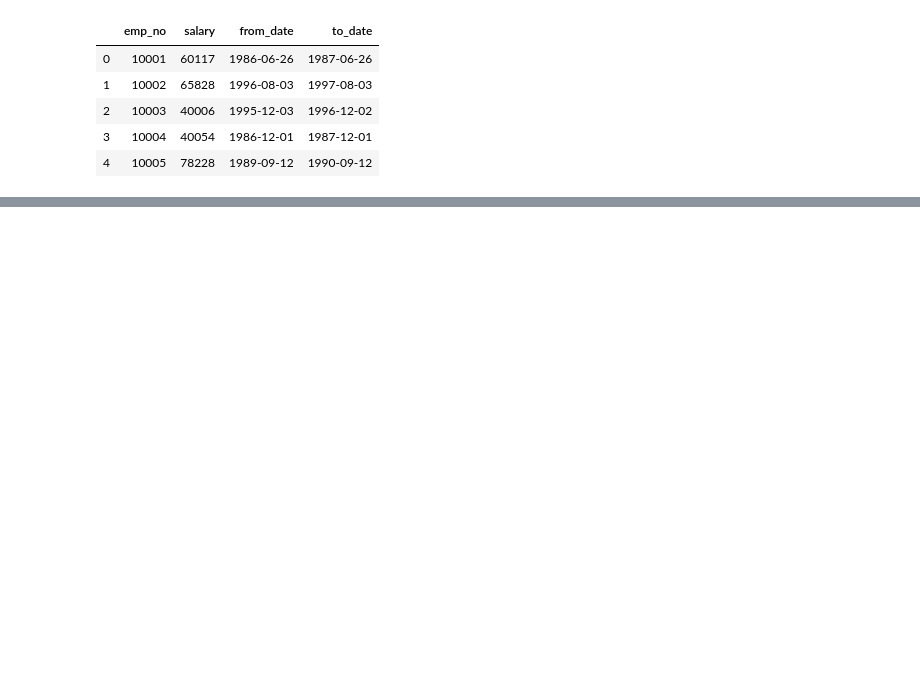
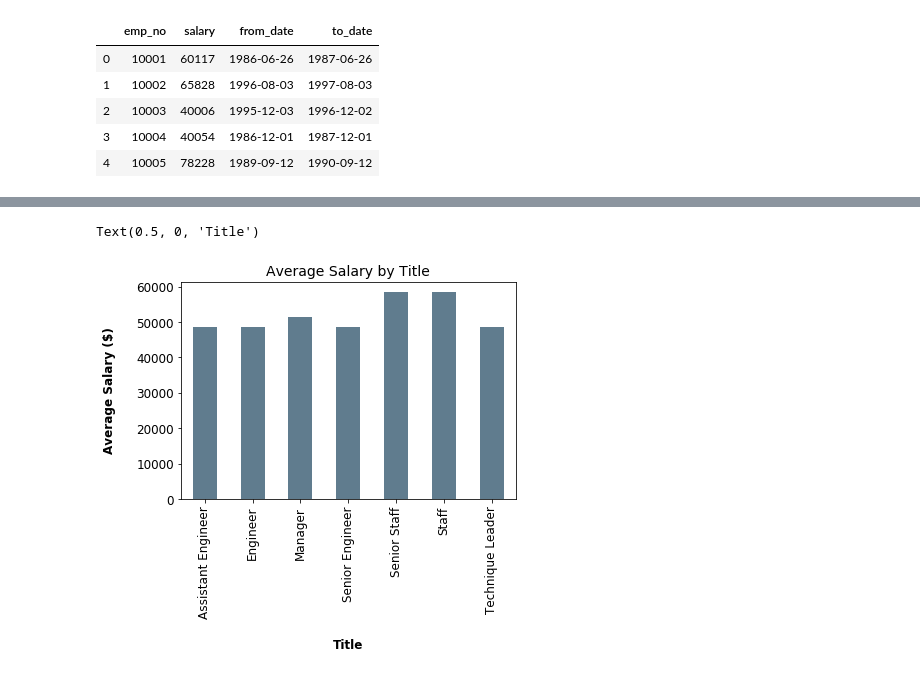
Before and after one commit to masitamohamad/SQL-Challenge, a Jupyter notebook: jupyter_notebook/hp_empoyee_analysis.ipynb, the cells around one changed output, grey strips where cells are left out. Drawn from its saved outputs; the diff is of its cells as text; code cells hidden in the pictures; blank space fills up the shorter version.

```diff
--- a/jupyter_notebook/hp_empoyee_analysis.ipynb
+++ b/jupyter_notebook/hp_empoyee_analysis.ipynb
@@ -37,0 +37,4 @@ for x in ax:
+# %%
+# Query all data from 'titles' table
+titles_data = pd.read_sql_query("SELECT * FROM titles", engine)
+titles_data.head()
@@ -37,0 +48,4 @@ for x in ax:
+# %%
+# Merge 'titles' and 'salary' tables
+merged_df = pd.merge(salary_data,titles_data,on='emp_no')
+merged_df.head()
@@ -37,0 +59,12 @@ for x in ax:
+# %%
+# Create a bar chart of average salary by title
+grouped_df = merged_df.groupby(['title'])['salary'].mean()
+
+ax = grouped_df.plot(kind='bar', figsize=(6,4), color="#607c8e", fontsize=12)
+ax.set_alpha(0.8)
+ax.set_title("Average Salary by Title", fontsize=14)
+ax.set_ylabel("Average Salary ($)", labelpad=20, weight='bold', size=12)
+ax.set_xlabel("Title", labelpad=20, weight='bold', size=12)
+# %% [output]
+Text(0.5, 0, 'Title')
+[figure, added]
```
Also changed, not shown: parts of 5 cells of this notebook, 2 other files.
